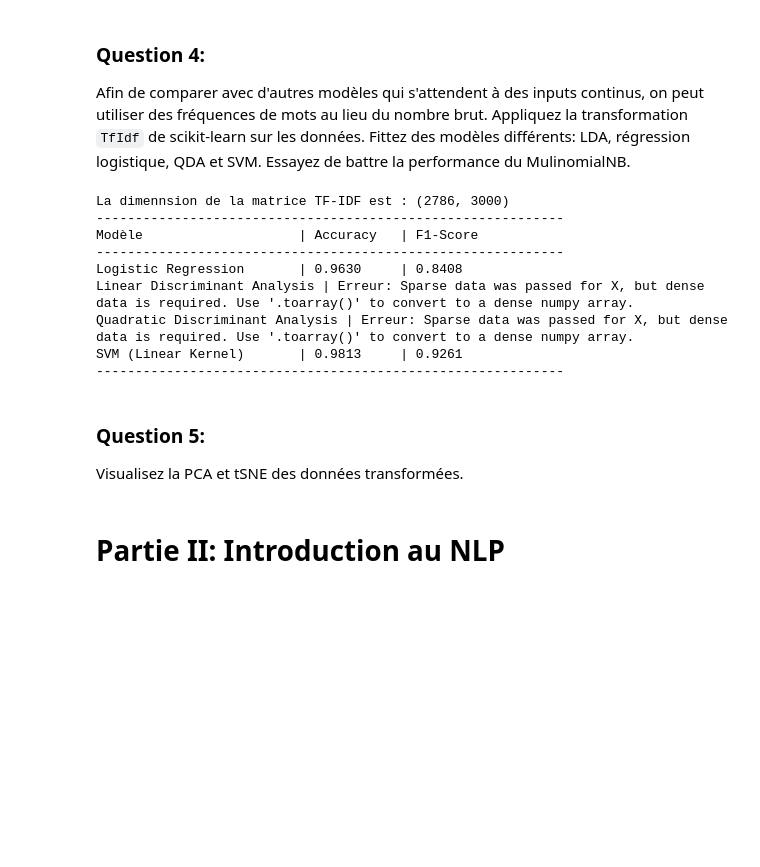
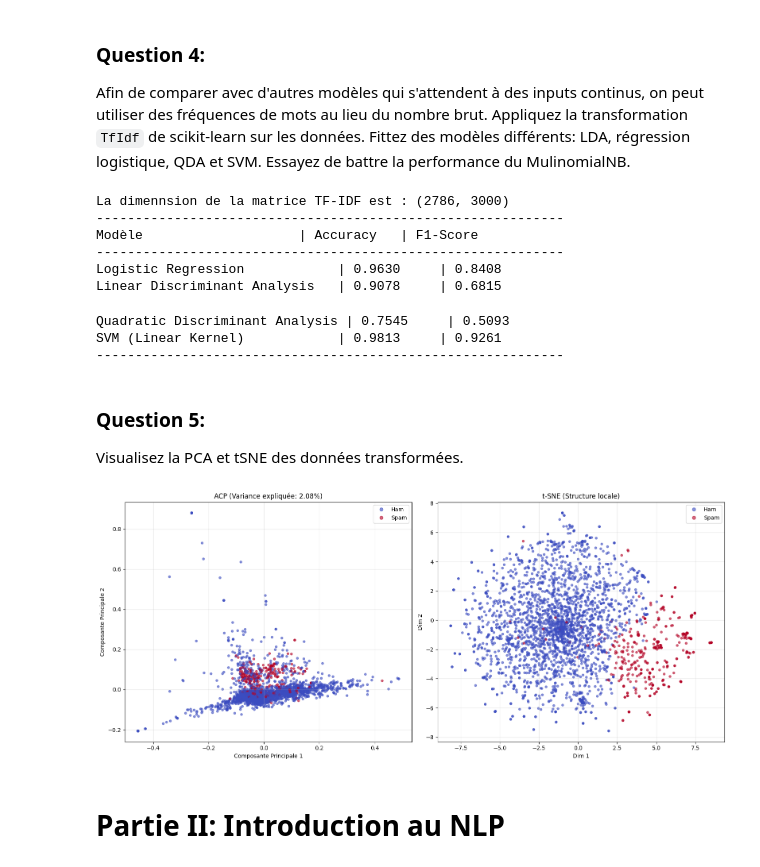
Before and after one commit to zakariabouy/Project-NLP, a Jupyter notebook: spam_detection.ipynb, the cells around one changed output. Cells and saved outputs as stored; diff of their text form; code cells hidden in the pictures; blank space fills up the shorter version.

```diff
--- a/spam_detection.ipynb
+++ b/spam_detection.ipynb
@@ -192,10 +192,11 @@ print("-" * 60)
 print(f"{'Modèle':<25} | {'Accuracy':<10} | {'F1-Score':<10}")
 print("-" * 60)
 
+# Correction de la boucle pour détecter les types de modèles plutôt que les noms
 for name, model in models.items():
     try:
-        # LDA et QDA ont besoin de dense, les autres gèrent le sparse (plus rapide)
-        if name in ["LDA", "QDA"]:
+        # On vérifie si le modèle est une instance de LDA ou QDA
+        if isinstance(model, (LinearDiscriminantAnalysis, QuadraticDiscriminantAnalysis)):
             model.fit(X_train_dense, Y_train)
             pred = model.predict(X_test_dense)
         else:
@@ -204,12 +205,10 @@ for name, model in models.items():
 
         acc = accuracy_score(Y_test, pred)
         f1 = f1_score(Y_test, pred)
-        results[name] = acc
-
-        print(f"{name:<25} | {acc:.4f}     | {f1:.4f}")
+        print(f"{name:<30} | {acc:.4f}     | {f1:.4f}")
 
     except Exception as e:
-        print(f"{name:<25} | Erreur: {e}")
+        print(f"{name:<30} | Erreur: {e}")
 
 print("-" * 60)
 # %% [output]
@@ -217,14 +216,53 @@ La dimennsion de la matrice TF-IDF est : (2786, 3000)
 ------------------------------------------------------------
 Modèle                    | Accuracy   | F1-Score
 ------------------------------------------------------------
-Logistic Regression       | 0.9630     | 0.8408
-Linear Discriminant Analysis | Erreur: Sparse data was passed for X, but dense data is required. Use '.toarray()' to convert to a dense numpy array.
-Quadratic Discriminant Analysis | Erreur: Sparse data was passed for X, but dense data is required. Use '.toarray()' to convert to a dense numpy array.
-SVM (Linear Kernel)       | 0.9813     | 0.9261
-------------------------------------------------------------
+Logistic Regression            | 0.9630     | 0.8408
+Linear Discriminant Analysis   | 0.9078     | 0.6815
+Quadratic Discriminant Analysis | 0.7545     | 0.5093
+SVM (Linear Kernel)            | 0.9813     | 0.9261
+------------------------------------------------------------
 # %% [markdown]
 ### Question 5:
 Visualisez la PCA et tSNE des données transformées.
+# %%
+from sklearn.decomposition import PCA
+from sklearn.manifold import TSNE
+import matplotlib.pyplot as plt
+import seaborn as sns
+
+X_viz = X_train_dense
+y_viz  = Y_train
+
+pca = PCA(n_components=2)
+X_pca  = pca.fit_transform(X_viz)
+explained_variance = pca.explained_variance_ratio_.sum()
+
+tsne = TSNE(n_components=2, random_state=42, init='pca', learning_rate='auto')
+X_tsne = tsne.fit_transform(X_viz)
+
+
+plt.figure(figsize=(16, 7))
+plt.subplot(1, 2, 1)
+scatter = plt.scatter(X_pca[:, 0], X_pca[:, 1], c=y_viz, cmap='coolwarm', alpha=0.6, s=15)
+plt.title(f"ACP (Variance expliquée: {explained_variance:.2%})")
+plt.xlabel("Composante Principale 1")
+plt.ylabel("Composante Principale 2")
+plt.legend(handles=scatter.legend_elements()[0], labels=['Ham', 'Spam'])
+plt.grid(True, alpha=0.3)
+
+# Plot t-SNE
+plt.subplot(1, 2, 2)
+scatter = plt.scatter(X_tsne[:, 0], X_tsne[:, 1], c=y_viz, cmap='coolwarm', alpha=0.6, s=15)
+plt.title("t-SNE (Structure locale)")
+plt.xlabel("Dim 1")
+plt.ylabel("Dim 2")
+plt.legend(handles=scatter.legend_elements()[0], labels=['Ham', 'Spam'])
+plt.grid(True, alpha=0.3)
+
+plt.tight_layout()
+plt.show()
+# %% [output]
+[figure, added]
 # %% [markdown]
 # Partie II: Introduction au NLP
 # %% [markdown]
```
Also changed, not shown: parts of 7 cells of this notebook.
